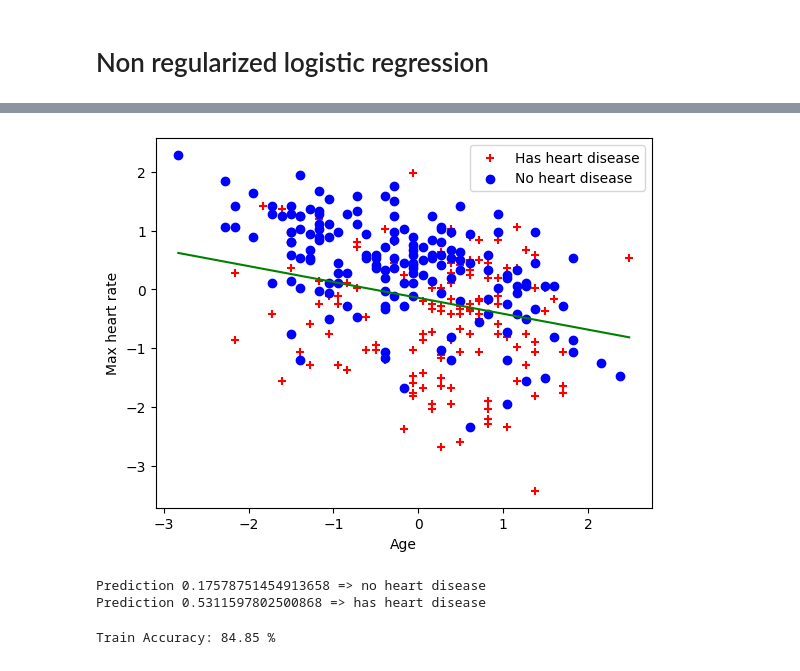
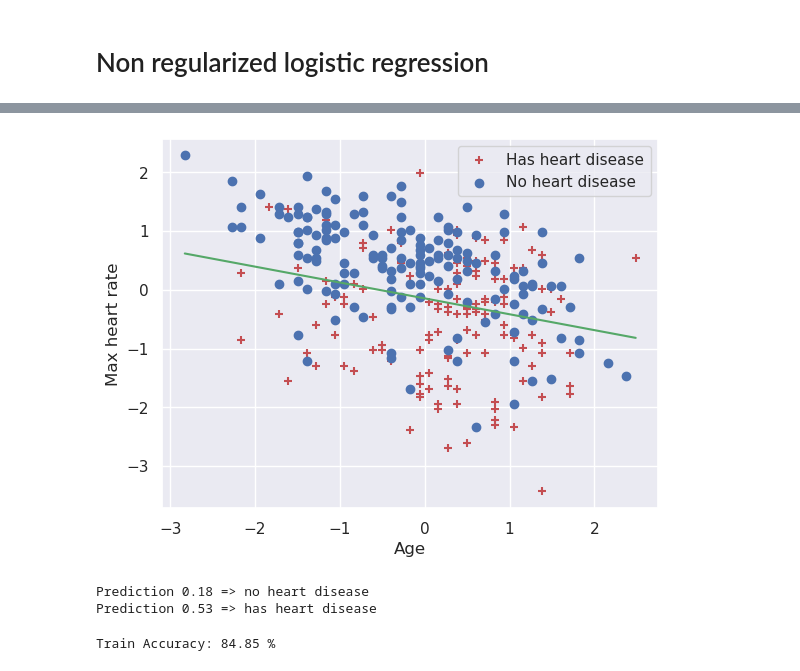
Before and after one commit to icbaptista/heart-disease-prediction-with-ML, a Jupyter notebook: log-reg-unregularized.ipynb, the cells around one changed output, grey strips where cells are left out. Drawn from its saved outputs; the diff is of its cells as text; code cells hidden in the pictures.

```diff
--- a/log-reg-unregularized.ipynb
+++ b/log-reg-unregularized.ipynb
@@ -126,0 +95,19 @@ plt.show()
+# %%
+import seaborn as sns
+
+# Scatter matrix (used for continuous features)
+
+# In last column, replace 0's by "No heart disesase" and 1's by "Heart disease"
+continuousColumnsWithOutput = continuousColumns.copy()
+continuousColumnsWithOutput["diagnosis"] = data["diagnosis"]
+dictReplace = {0: "No heart disease", 1: "Heart disease"}
+continuousColumnsWithOutput["diagnosis"] = continuousColumnsWithOutput["diagnosis"].replace(dictReplace)
+
+sns.set(font_scale=1.2)
+myPalette = {"No heart disease":"green", "Heart disease":"red"}
+matrix = sns.pairplot(
+    continuousColumnsWithOutput,
+    hue='diagnosis',
+    palette=myPalette)
+plt.show()
+sns.set(font_scale=1)
@@ -254,22 +243,36 @@ plt.show()
 # %%
+pos = y==1
+neg = y==0
 plt.scatter(X_norm[pos[:,0],1],X_norm[pos[:,0],8],c="r",marker="+", label = "Has heart disease")
 plt.scatter(X_norm[neg[:,0],1],X_norm[neg[:,0],8],c="b",marker="o", label = "No heart disease")
 
 plt.xlabel("Age")
 plt.ylabel("Max heart rate")
 #plt.ylim(,200)
 plt.legend()
 
 # plot the decision boundary (green line)
 x_value = np.array([np.min(X_norm[:,1]),np.max(X_norm[:,1])])
 y_value = -((theta[0] +theta[1]*x_value)/theta[8])
 plt.plot(x_value,y_value, "g")
 
 plt.show()
 # %% [output]
-[figure, old version]
+[figure, new version]
 # %%
 # Prediction
+
+def predict(x_test):
+    assert x_test.shape[0] == n
+    x_test = (x_test - X_mean)/X_std
+    x_test = np.append(np.ones(1),x_test)
+    prob = sigmoid(x_test.dot(initial_theta))
+    hasHeartDisease = prob[0] > 0.5
+    if hasHeartDisease:
+        strHasHeartDisease = "has heart disease"
+    else:
+        strHasHeartDisease = "no heart disease"
+    print("Prediction " + str(round(prob[0],2)) + " => " + strHasHeartDisease)
 
 x_test = np.array([38.0, # age
                    1, # sex
@@ -284,16 +287,7 @@ x_test = np.array([38.0, # age
                    1.0, # stSlope
                    2.0, # majorVessels
                    6.0]) # thalassemia
-assert x_test.shape[0] == n
-x_test = (x_test - X_mean)/X_std
-x_test = np.append(np.ones(1),x_test)
-prob = sigmoid(x_test.dot(initial_theta))
-hasHeartDisease = prob[0] > 0.5
-if hasHeartDisease:
-    strHasHeartDisease = "has heart disease"
-else:
-    strHasHeartDisease = "no heart disease"
-print("Prediction " + str(prob[0]) + " => " + strHasHeartDisease)
+predict(x_test)
 
 x_test = np.array([66.0, # age
                    1, # sex
@@ -308,19 +302,10 @@ x_test = np.array([66.0, # age
                    1.0, # stSlope
                    2.0, # majorVessels
                    6.0]) # thalassemia
-assert x_test.shape[0] == n
-x_test = (x_test - X_mean)/X_std
-x_test = np.append(np.ones(1),x_test)
-prob = sigmoid(x_test.dot(initial_theta))
-hasHeartDisease = prob[0] > 0.5
-if hasHeartDisease:
-    strHasHeartDisease = "has heart disease"
-else:
-    strHasHeartDisease = "no heart disease"
-print("Prediction " + str(prob[0]) + " => " + strHasHeartDisease)
+predict(x_test)
 # %% [output]
-Prediction 0.17578751454913658 => no heart disease
-Prediction 0.5311597802500868 => has heart disease
+Prediction 0.18 => no heart disease
+Prediction 0.53 => has heart disease
 # %%
 def classifierPredict(theta,X):
     """
```
Also changed, not shown: parts of 9 cells of this notebook, 1 other file.
